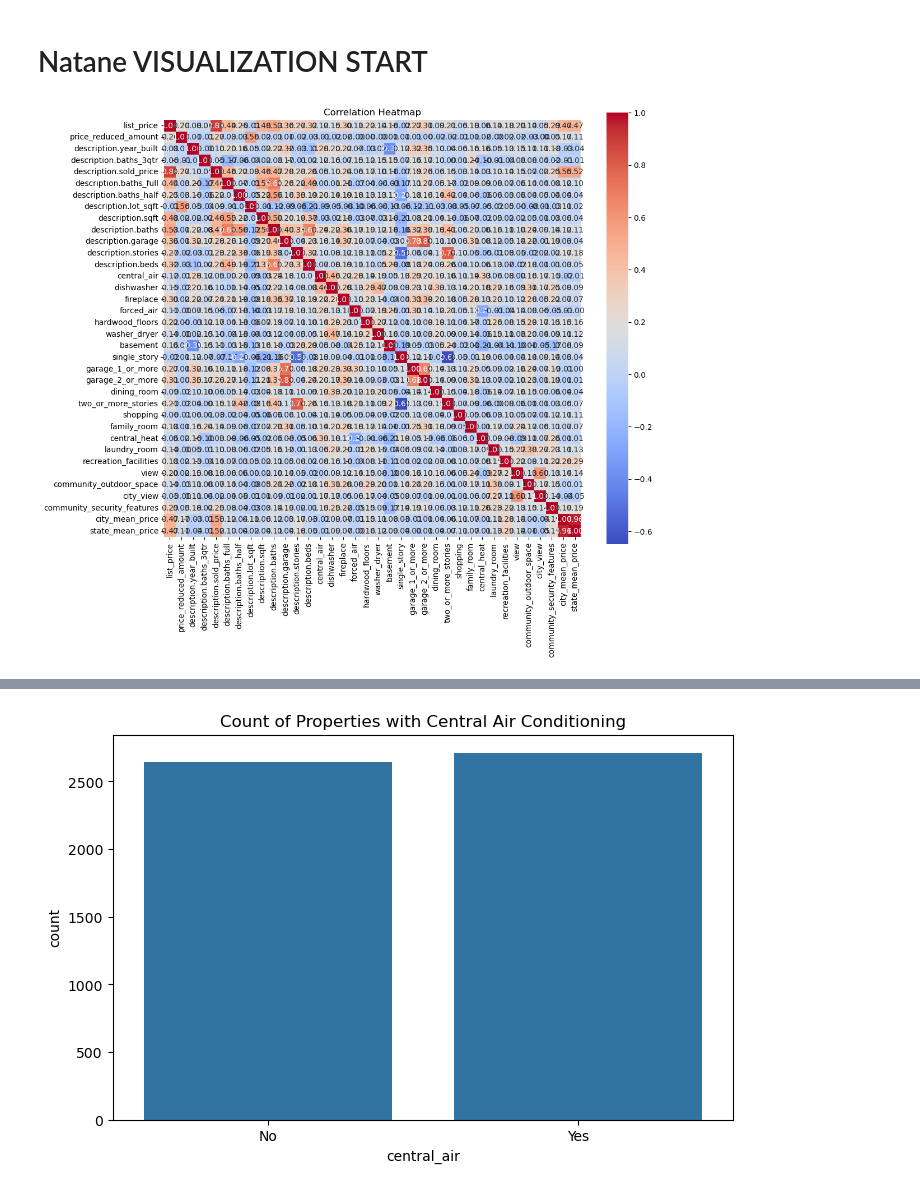
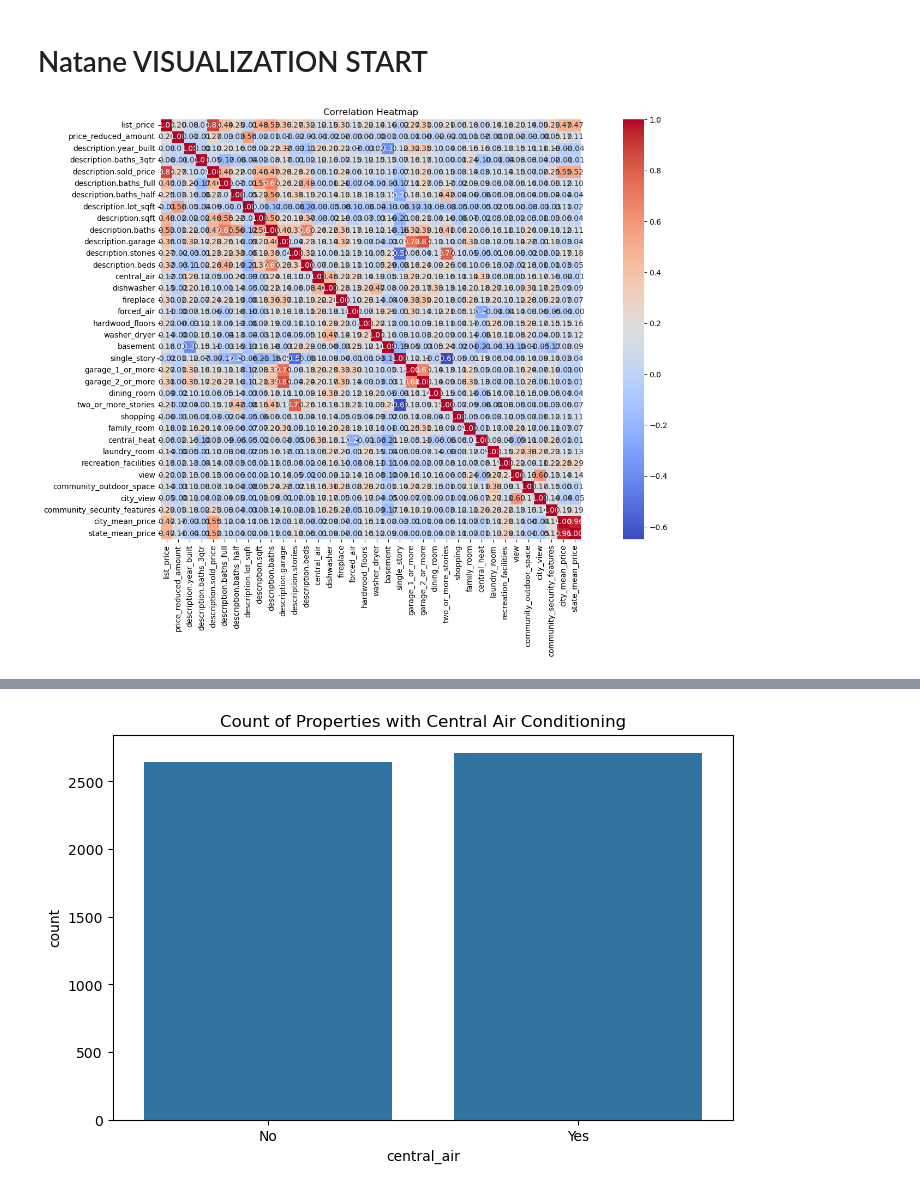
Before and after one commit to natane-a/DS-Midterm-Project, a Jupyter notebook: notebooks/1 - EDA.ipynb, the cells around one changed output, grey strips where cells are left out. Saved outputs shown, nothing was run; the diff lists cells and outputs as text; code cells hidden in the pictures.

```diff
--- a/notebooks/1 - EDA.ipynb
+++ b/notebooks/1 - EDA.ipynb
@@ -588,15 +590,15 @@ plt.show()
 # %%
 # computing correlation matrix
 numeric_df = train_df.select_dtypes(include=[np.number])
 correlation_matrix = numeric_df.corr()
 
 # set up the matplotlib figure
-plt.figure(figsize=(12,10))
+plt.figure(figsize=(20,10))
 sns.heatmap(correlation_matrix, annot=True, fmt='.2f', cmap='coolwarm', square=True)
 plt.title('Correlation Heatmap')
 plt.show()
 # %% [output]
-[figure, old version]
+[figure, new version]
 # %%
 # pairplot to help visualize relationship between selected variables
 features_to_plot = [
```
Also changed, not shown: parts of 3 cells of this notebook, 15 other files.
